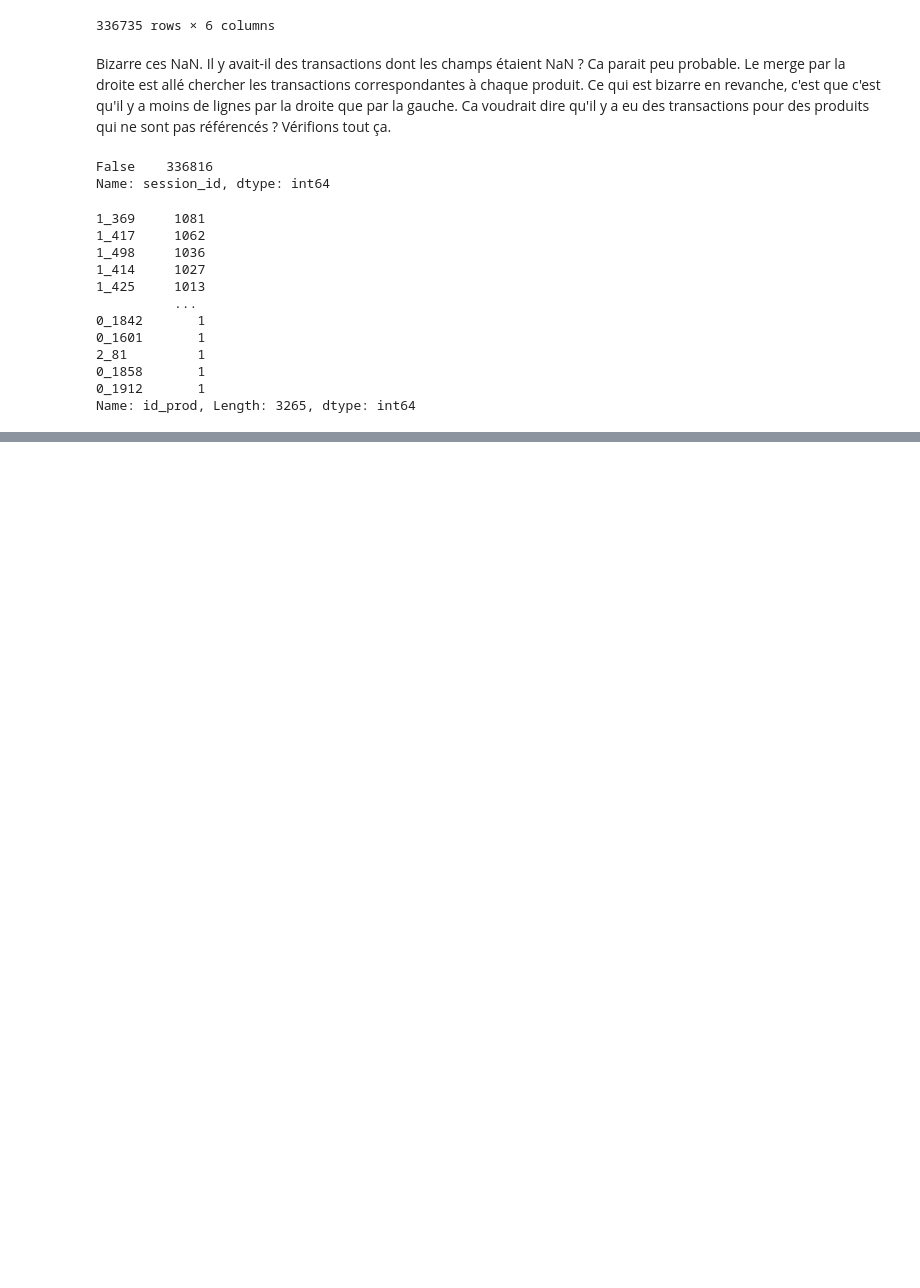
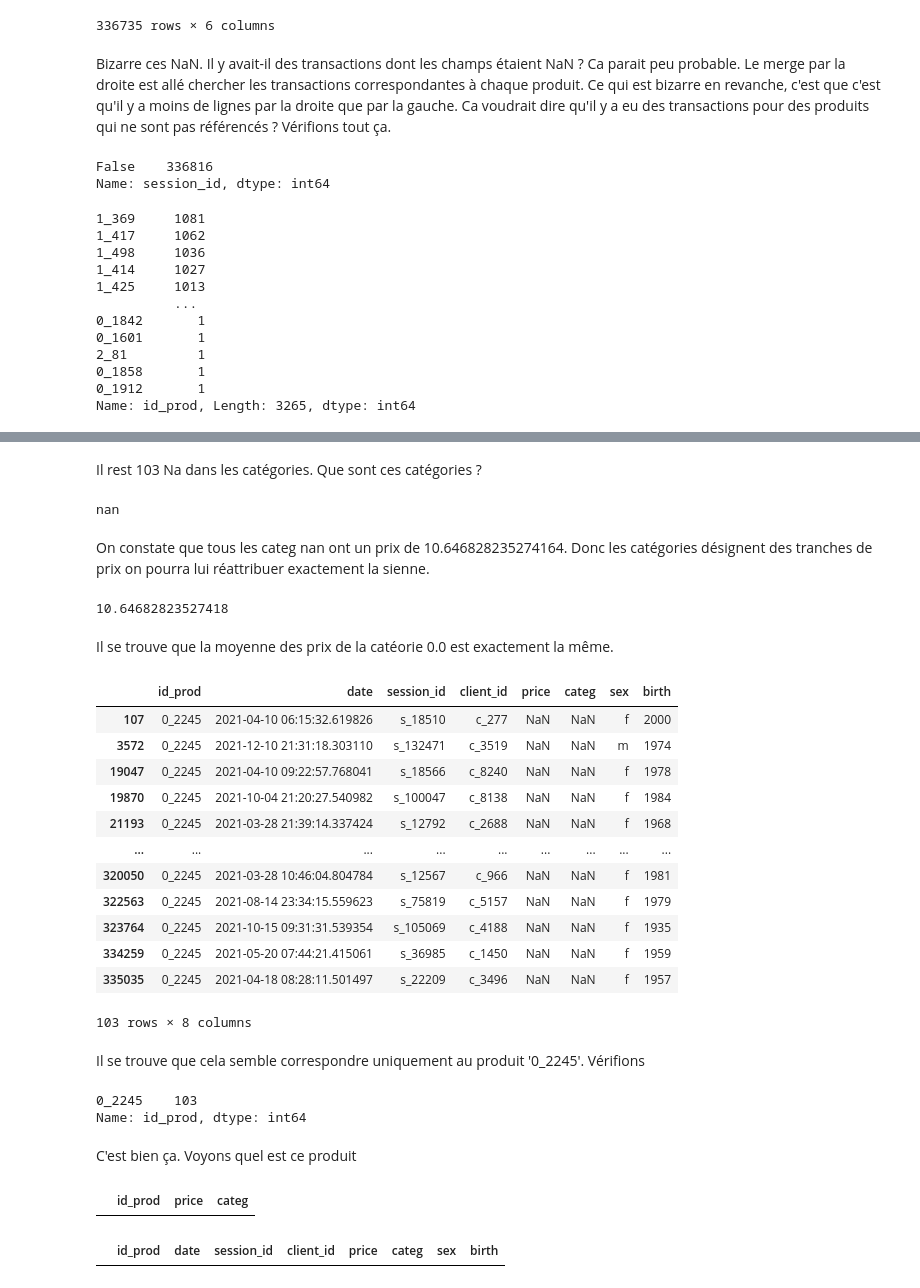
Before and after one commit to nchurlet/Librairie, a Jupyter notebook: Analyse des ventes_Nettoyage_Rendu_Nico.ipynb, the cells around one changed output, grey strips where cells are left out. Drawn from its saved outputs; the diff is of its cells as text; code cells hidden in the pictures; blank space fills up the shorter version.

```diff
--- a/Analyse des ventes_Nettoyage_Rendu_Nico.ipynb
+++ b/Analyse des ventes_Nettoyage_Rendu_Nico.ipynb
@@ -407,0 +503,47 @@ how : {'left', 'right', 'outer', 'inner'}, default 'inner'
+# %% [markdown]
+Il rest 103 Na dans les catégories. Que sont ces catégories ?
+# %%
+df_librairie[df_librairie['categ'].isna()]['price'].mean()
+# %% [output]
+nan
+# %% [markdown]
+On constate que tous les categ nan ont un prix de 10.646828235274164. Donc les catégories désignent des tranches de prix on pourra lui réattribuer exactement la sienne.
+# %%
+df_librairie[df_librairie['categ']==0.0]['price'].mean()
+# %% [output]
+10.64682823527418
+# %% [markdown]
+Il se trouve que la moyenne des prix de la catéorie 0.0 est exactement la même.
+# %%
+df_librairie[df_librairie['categ'].isna()]
+# %% [output]
+|  | id_prod | date | session_id | client_id | price | categ | sex | birth |
+| 107 | 0_2245 | 2021-04-10 06:15:32.619826 | s_18510 | c_277 | NaN | NaN | f | 2000 |
+| 3572 | 0_2245 | 2021-12-10 21:31:18.303110 | s_132471 | c_3519 | NaN | NaN | m | 1974 |
+| 19047 | 0_2245 | 2021-04-10 09:22:57.768041 | s_18566 | c_8240 | NaN | NaN | f | 1978 |
+| 19870 | 0_2245 | 2021-10-04 21:20:27.540982 | s_100047 | c_8138 | NaN | NaN | f | 1984 |
+| 21193 | 0_2245 | 2021-03-28 21:39:14.337424 | s_12792 | c_2688 | NaN | NaN | f | 1968 |
+| ... | ... | ... | ... | ... | ... | ... | ... | ... |
+| 320050 | 0_2245 | 2021-03-28 10:46:04.804784 | s_12567 | c_966 | NaN | NaN | f | 1981 |
+| 322563 | 0_2245 | 2021-08-14 23:34:15.559623 | s_75819 | c_5157 | NaN | NaN | f | 1979 |
+| 323764 | 0_2245 | 2021-10-15 09:31:31.539354 | s_105069 | c_4188 | NaN | NaN | f | 1935 |
+| 334259 | 0_2245 | 2021-05-20 07:44:21.415061 | s_36985 | c_1450 | NaN | NaN | f | 1959 |
+| 335035 | 0_2245 | 2021-04-18 08:28:11.501497 | s_22209 | c_3496 | NaN | NaN | f | 1957 |
+103 rows × 8 columns
+# %% [markdown]
+Il se trouve que cela semble correspondre uniquement au produit '0_2245'. Vérifions
+# %%
+df_librairie[df_librairie['categ'].isna()]['id_prod'].value_counts()
+# %% [output]
+0_2245    103
+Name: id_prod, dtype: int64
+# %% [markdown]
+C'est bien ça. Voyons quel est ce produit
+# %%
+df_products[df_products['id_prod']=='0_2245']
+# %% [output]
+|  | id_prod | price | categ |
+# %%
+df_librairie[df_librairie['price']==10.64682823527418]
+# %% [output]
+|  | id_prod | date | session_id | client_id | price | categ | sex | birth |
```
Also changed, not shown: parts of 24 cells of this notebook.
